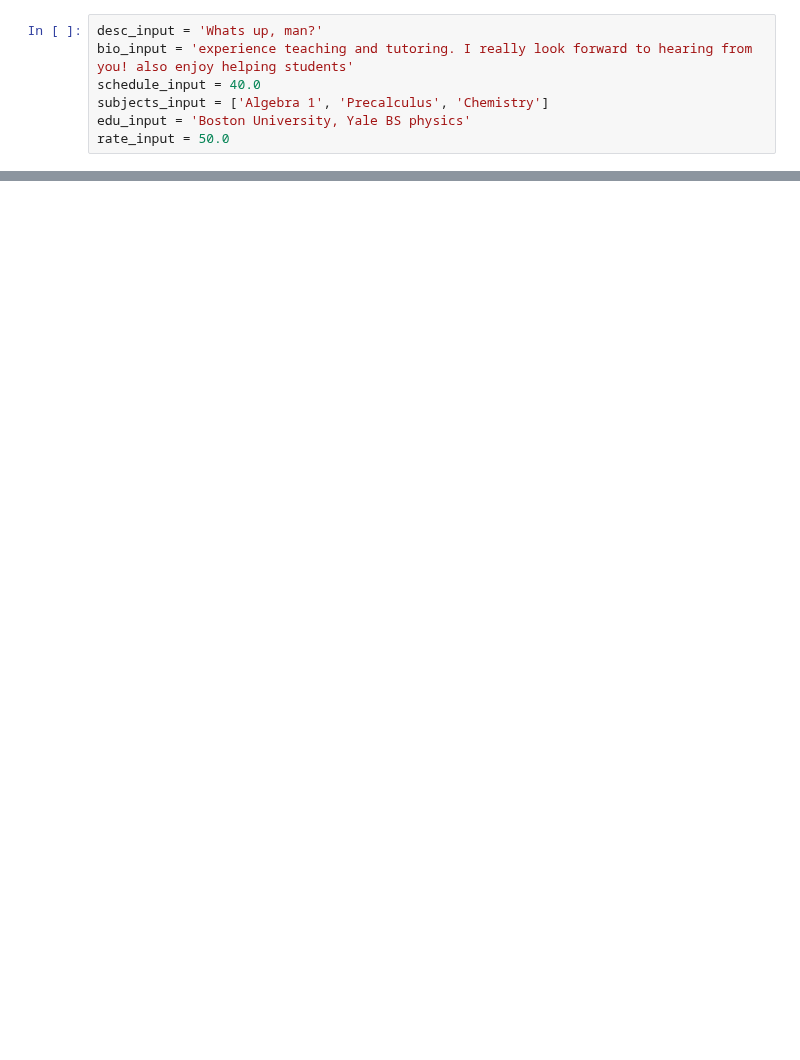
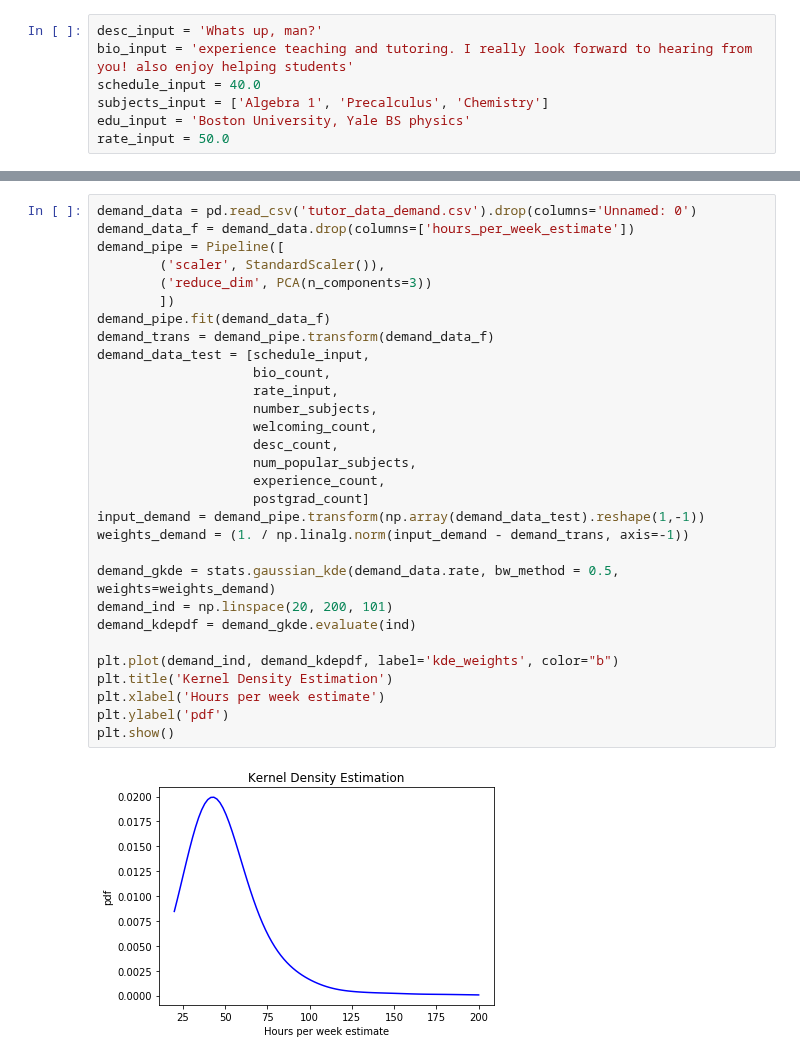
Before and after one commit to vijayoct27/tutor_prediction, a Jupyter notebook: tutor_prediction.ipynb, the cells around one changed output, grey strips where cells are left out. Saved outputs shown, nothing was run; the diff lists cells and outputs as text; blank space fills up the shorter version.

```diff
--- a/tutor_prediction.ipynb
+++ b/tutor_prediction.ipynb
@@ -361,0 +365,32 @@ NameError: name 'number_degrees' is not defined
+# %%
+demand_data = pd.read_csv('tutor_data_demand.csv').drop(columns='Unnamed: 0')
+demand_data_f = demand_data.drop(columns=['hours_per_week_estimate'])
+demand_pipe = Pipeline([
+        ('scaler', StandardScaler()),
+        ('reduce_dim', PCA(n_components=3))
+        ])
+demand_pipe.fit(demand_data_f)
+demand_trans = demand_pipe.transform(demand_data_f)
+demand_data_test = [schedule_input,
+                    bio_count,
+                    rate_input,
+                    number_subjects,
+                    welcoming_count,
+                    desc_count,
+                    num_popular_subjects,
+                    experience_count,
+                    postgrad_count]
+input_demand = demand_pipe.transform(np.array(demand_data_test).reshape(1,-1))
+weights_demand = (1. / np.linalg.norm(input_demand - demand_trans, axis=-1))
+
+demand_gkde = stats.gaussian_kde(demand_data.rate, bw_method = 0.5, weights=weights_demand)
+demand_ind = np.linspace(20, 200, 101)
+demand_kdepdf = demand_gkde.evaluate(ind)
+
+plt.plot(demand_ind, demand_kdepdf, label='kde_weights', color="b")
+plt.title('Kernel Density Estimation')
+plt.xlabel('Hours per week estimate')
+plt.ylabel('pdf')
+plt.show()
+# %% [output]
+[figure, added]
```
Also changed, not shown: parts of 10 cells of this notebook, 4 other files.
